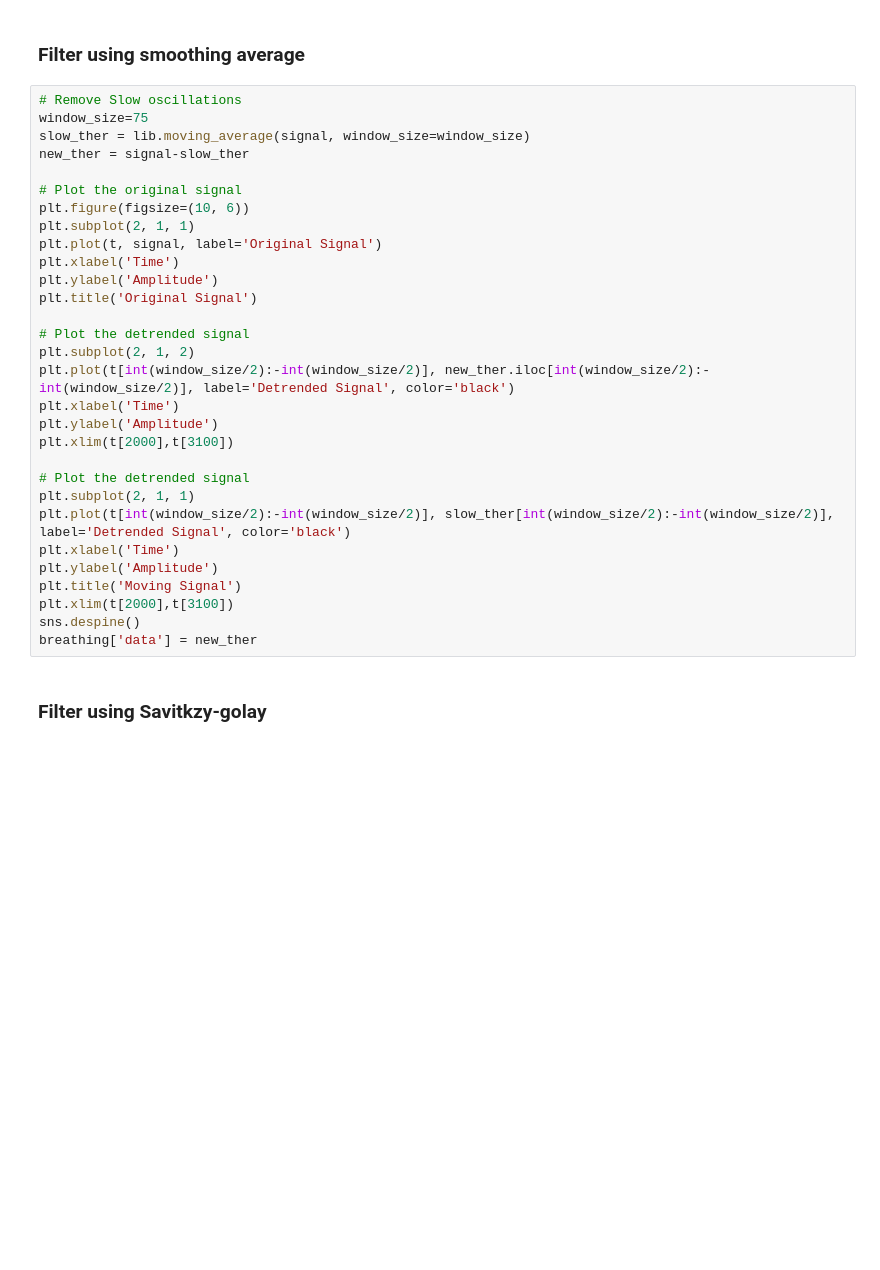
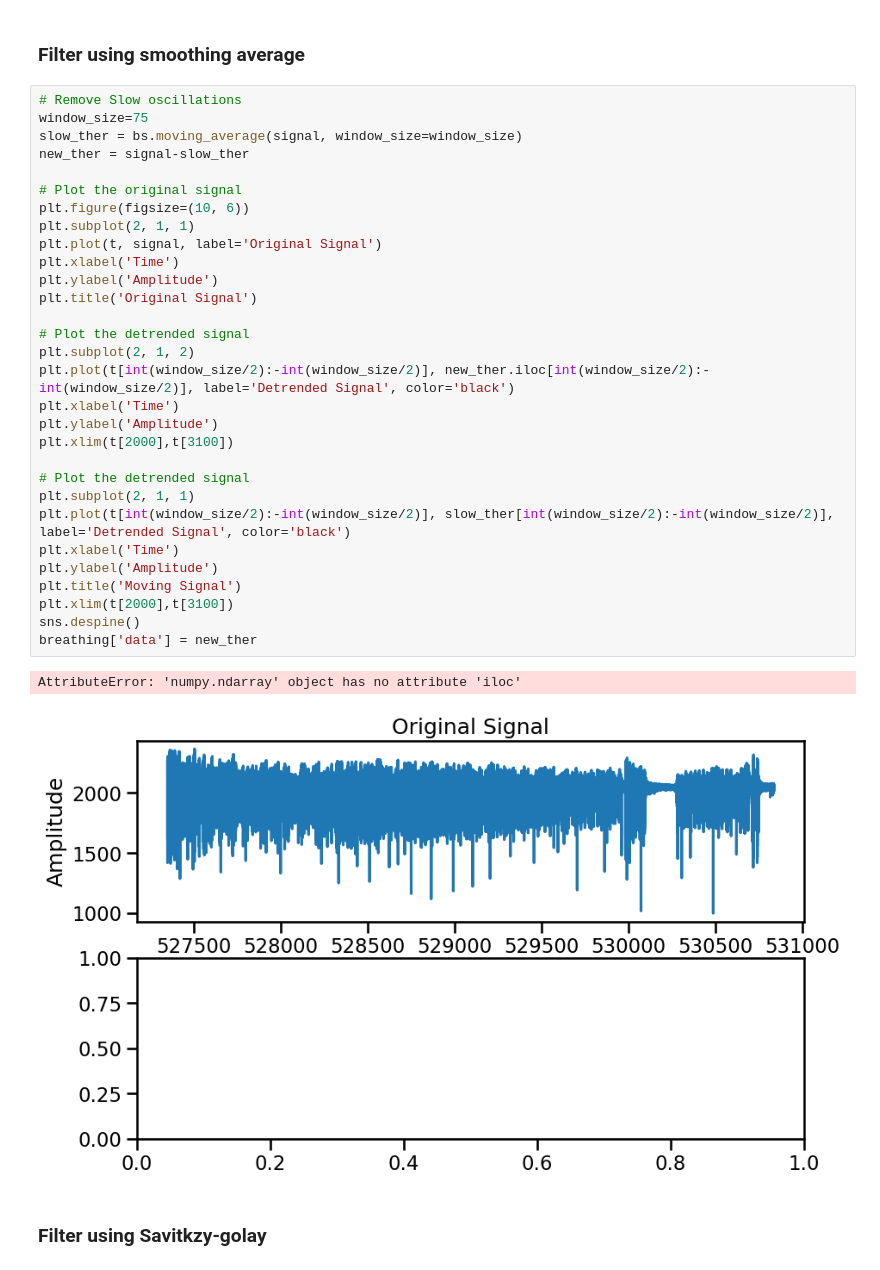
Before and after one commit to AllenNeuralDynamics/Aind.Behavior.VrForaging.Analysis, a Jupyter notebook: notebooks/BehaviorAnalysis/General/SniffingSignals.ipynb, the cells around one changed output. Drawn from its saved outputs; the diff is of its cells as text; blank space fills up the shorter version.

```diff
--- a/notebooks/BehaviorAnalysis/General/SniffingSignals.ipynb
+++ b/notebooks/BehaviorAnalysis/General/SniffingSignals.ipynb
@@ -314,33 +316,36 @@ filtered_breathing_bp['data'] = filtered_breathing
 # %%
 # Remove Slow oscillations
 window_size=75
-slow_ther = lib.moving_average(signal, window_size=window_size)
+slow_ther = bs.moving_average(signal, window_size=window_size)
 new_ther = signal-slow_ther
 
 # Plot the original signal
 plt.figure(figsize=(10, 6))
 plt.subplot(2, 1, 1)
 plt.plot(t, signal, label='Original Signal')
 plt.xlabel('Time')
 plt.ylabel('Amplitude')
 plt.title('Original Signal')
 
 # Plot the detrended signal
 plt.subplot(2, 1, 2)
 plt.plot(t[int(window_size/2):-int(window_size/2)], new_ther.iloc[int(window_size/2):-int(window_size/2)], label='Detrended Signal', color='black')
 plt.xlabel('Time')
 plt.ylabel('Amplitude')
 plt.xlim(t[2000],t[3100])
 
 # Plot the detrended signal
 plt.subplot(2, 1, 1)
 plt.plot(t[int(window_size/2):-int(window_size/2)], slow_ther[int(window_size/2):-int(window_size/2)], label='Detrended Signal', color='black')
 plt.xlabel('Time')
 plt.ylabel('Amplitude')
 plt.title('Moving Signal')
 plt.xlim(t[2000],t[3100])
 sns.despine()
 breathing['data'] = new_ther
+# %% [output]
+AttributeError: 'numpy.ndarray' object has no attribute 'iloc'
+[figure, added]
 # %% [markdown]
 ### Filter using Savitkzy-golay
 # %%
```
Also changed, not shown: parts of 9 cells of this notebook, 1 other file.
